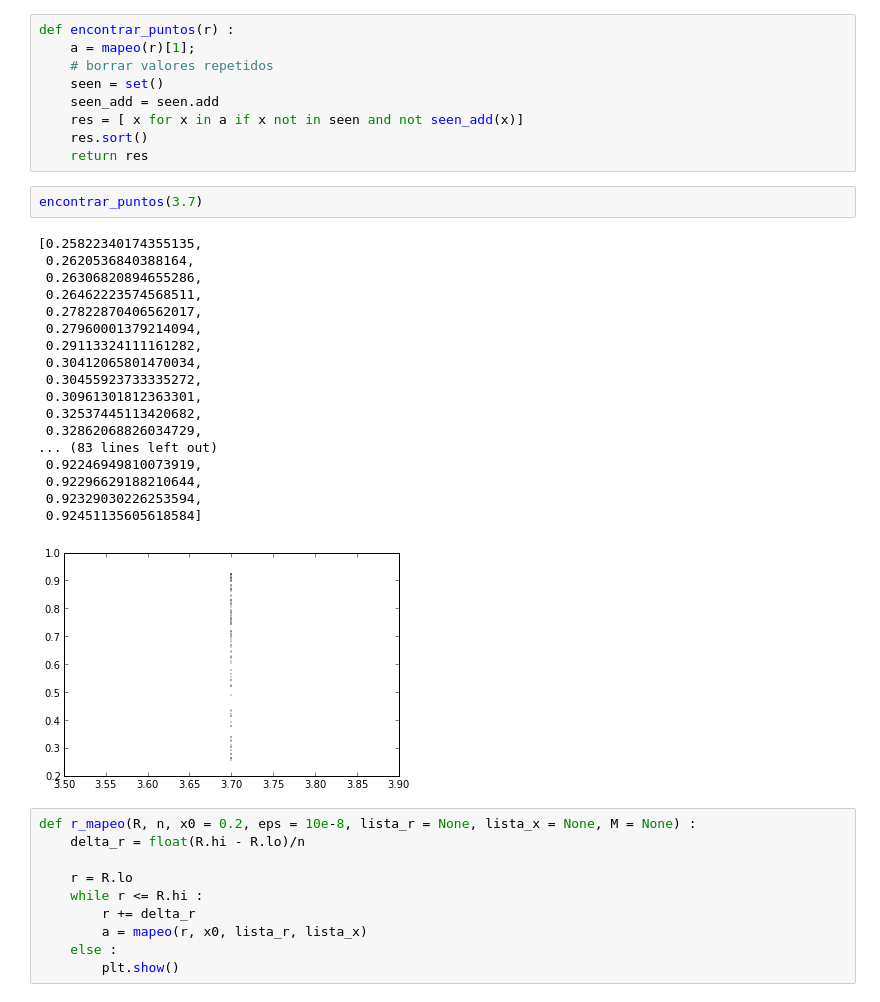
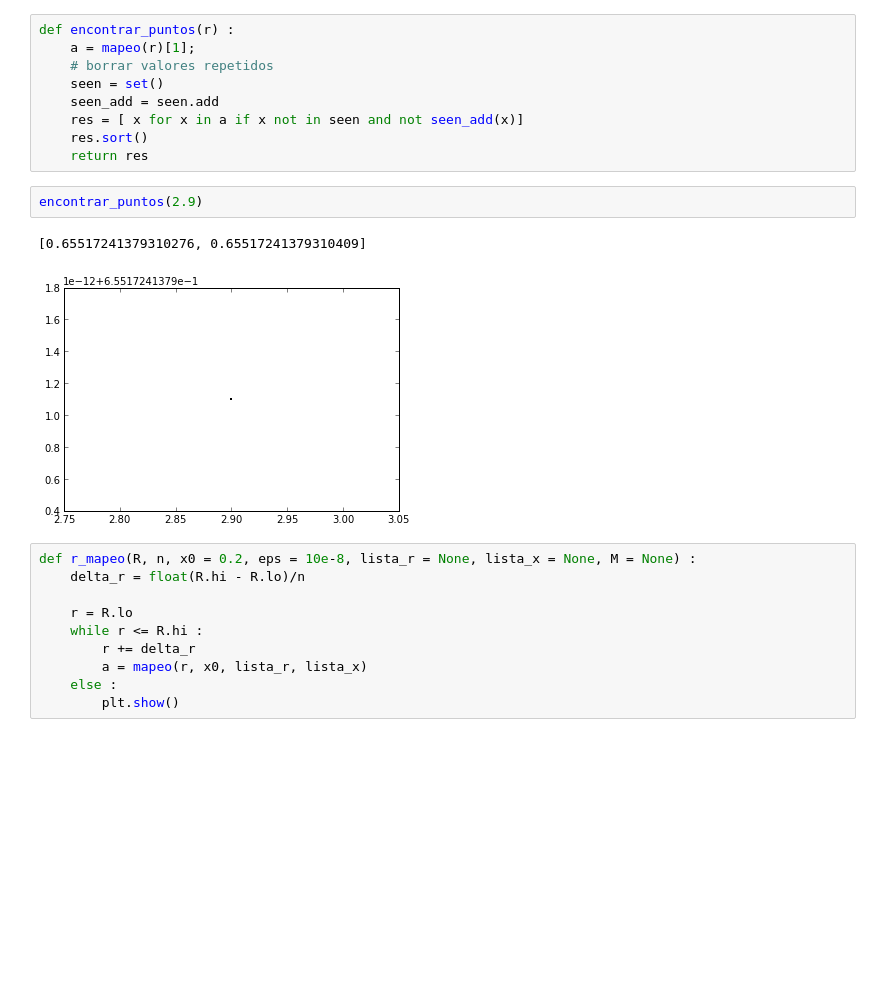
Before and after one commit to aeperea/proyecto, a Jupyter notebook: mapeo logistico.ipynb, the cells around one changed output. Drawn from its saved outputs; the diff is of its cells as text; blank space fills up the shorter version.

```diff
--- a/mapeo logistico.ipynb
+++ b/mapeo logistico.ipynb
@@ -46,27 +49,11 @@ def encontrar_puntos(r) :
     res = [ x for x in a if x not in seen and not seen_add(x)]
     res.sort()
     return res
-# %%
-encontrar_puntos(3.7)
-# %% [output]
-[0.25822340174355135,
- 0.2620536840388164,
- 0.26306820894655286,
- 0.26462223574568511,
- 0.27822870406562017,
- 0.27960001379214094,
- 0.29113324111161282,
- 0.30412065801470034,
- 0.30455923733335272,
- 0.30961301812363301,
- 0.32537445113420682,
- 0.32862068826034729,
-... (83 lines left out)
- 0.92246949810073919,
- 0.92296629188210644,
- 0.92329030226253594,
- 0.92451135605618584]
-[figure, removed]
+# %%
+encontrar_puntos(2.9)
+# %% [output]
+[0.65517241379310276, 0.65517241379310409]
+[figure, added]
 # %%
 def r_mapeo(R, n, x0 = 0.2, eps = 10e-8, lista_r = None, lista_x = None, M = None) :
     delta_r = float(R.hi - R.lo)/n
```
Also changed, not shown: parts of 7 cells of this notebook, 6 other files.
